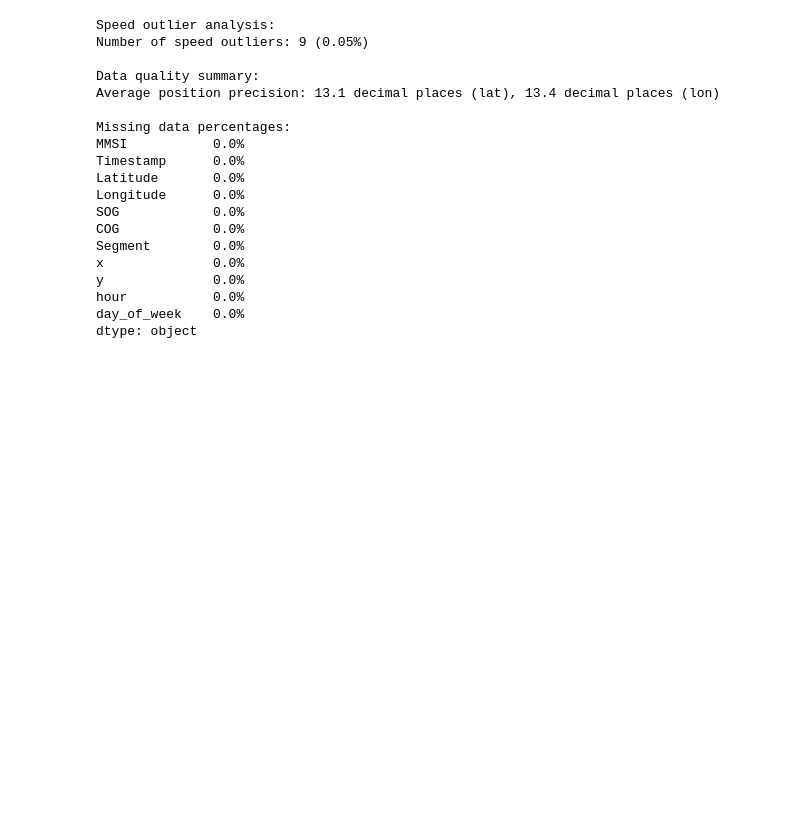
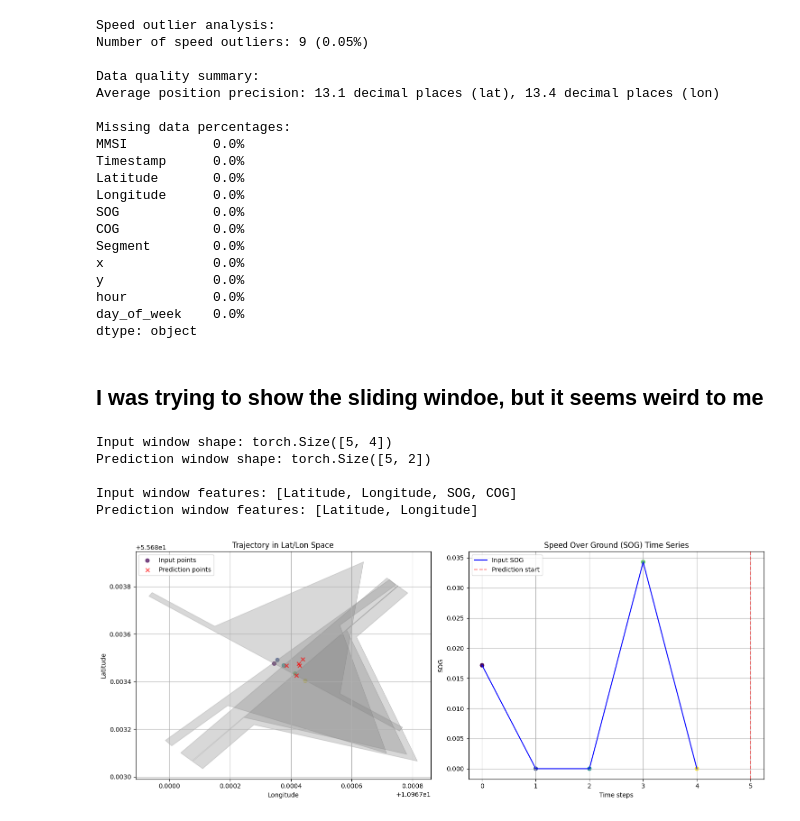
Before and after one commit to veronikal24/DeepLearning, a Jupyter notebook: DataExplorationVeronika.ipynb, the cells around one changed output. Saved outputs shown, nothing was run; the diff lists cells and outputs as text; code cells hidden in the pictures; blank space fills up the shorter version.

Commit message:
it is not easy to implement the show the sliding window from the dataset

```diff
--- a/DataExplorationVeronika.ipynb
+++ b/DataExplorationVeronika.ipynb
@@ -343,3 +332,67 @@ y              0.0%
 hour           0.0%
 day_of_week    0.0%
 dtype: object
+# %% [markdown]
+## I was trying to show the sliding windoe, but it seems weird to me
+# %%
+import numpy as np
+# Visualize sliding window example
+def plot_sliding_window(x, y):
+    plt.figure(figsize=(15, 6))
+
+    # Plot input window points
+    plt.subplot(1, 2, 1)
+    plt.scatter(x[:, 1], x[:, 0], c=range(len(x)), cmap='viridis',
+                label='Input points', alpha=0.7)
+
+    # Add arrows to show direction
+    for i in range(len(x)-1):
+        plt.arrow(x[i, 1], x[i, 0],
+                 x[i+1, 1] - x[i, 1], x[i+1, 0] - x[i, 0],
+                 head_width=0.0005, head_length=0.0005, fc='gray', ec='gray', alpha=0.3)
+
+    # Plot prediction window points
+    plt.scatter(y[:, 1], y[:, 0], c='red', marker='x',
+                label='Prediction points', alpha=0.7)
+
+    plt.title('Trajectory in Lat/Lon Space')
+    plt.xlabel('Longitude')
+    plt.ylabel('Latitude')
+    plt.legend()
+    plt.grid(True)
+
+    # Plot the same data but showing temporal progression
+    plt.subplot(1, 2, 2)
+    time_input = np.arange(len(x))
+    time_pred = np.arange(len(x), len(x) + len(y))
+
+    plt.plot(time_input, x[:, 2], label='Input SOG', color='blue')
+    plt.scatter(time_input, x[:, 2], c=range(len(x)), cmap='viridis')
+    plt.plot(time_pred, x[:, 2], label='Prediction points', color='red')
+
+    plt.axvline(x=len(x), color='r', linestyle='--', alpha=0.5,
+                label='Prediction start')
+
+    plt.title('Speed Over Ground (SOG) Time Series')
+    plt.xlabel('Time steps')
+    plt.ylabel('SOG')
+    plt.legend()
+    plt.grid(True)
+
+    plt.tight_layout()
+    plt.show()
+
+# Get a window sample and visualize it
+print("Input window shape:", x.shape)
+print("Prediction window shape:", y.shape)
+print("\nInput window features: [Latitude, Longitude, SOG, COG]")
+print("Prediction window features: [Latitude, Longitude]")
+
+plot_sliding_window(x, y)
+# %% [output]
+Input window shape: torch.Size([5, 4])
+Prediction window shape: torch.Size([5, 2])
+
+Input window features: [Latitude, Longitude, SOG, COG]
+Prediction window features: [Latitude, Longitude]
+[figure, added]
```
Also changed, not shown: parts of 3 cells of this notebook.
